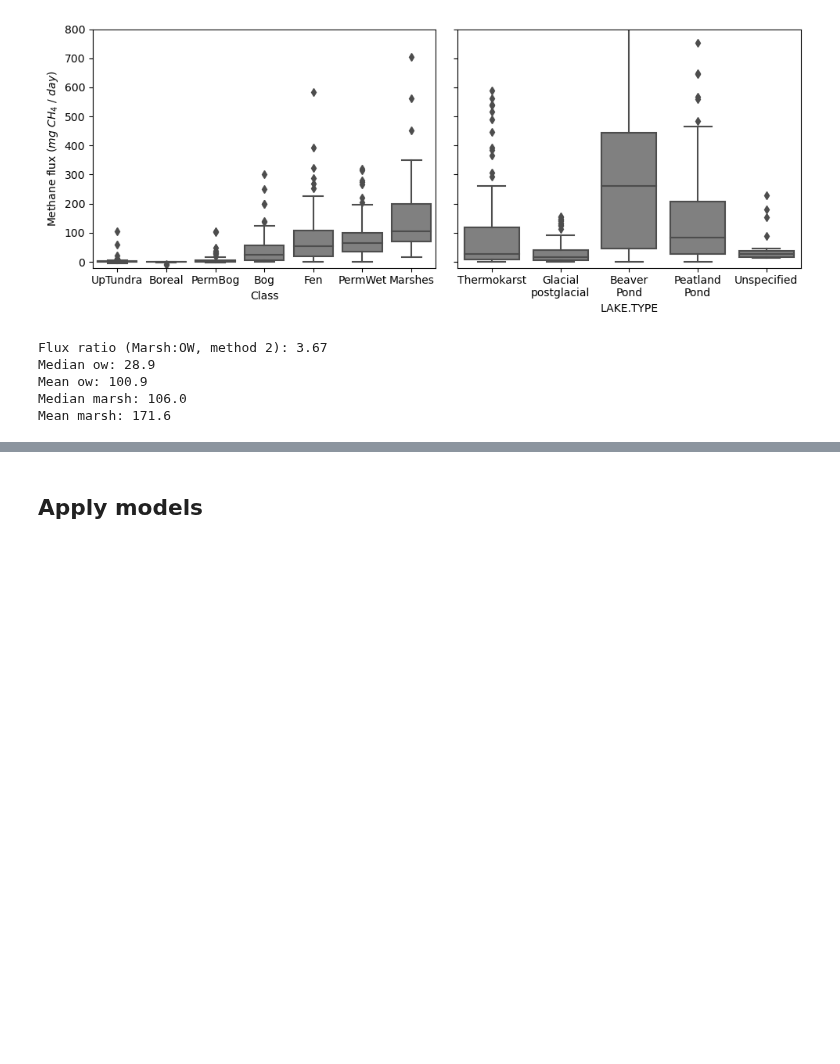
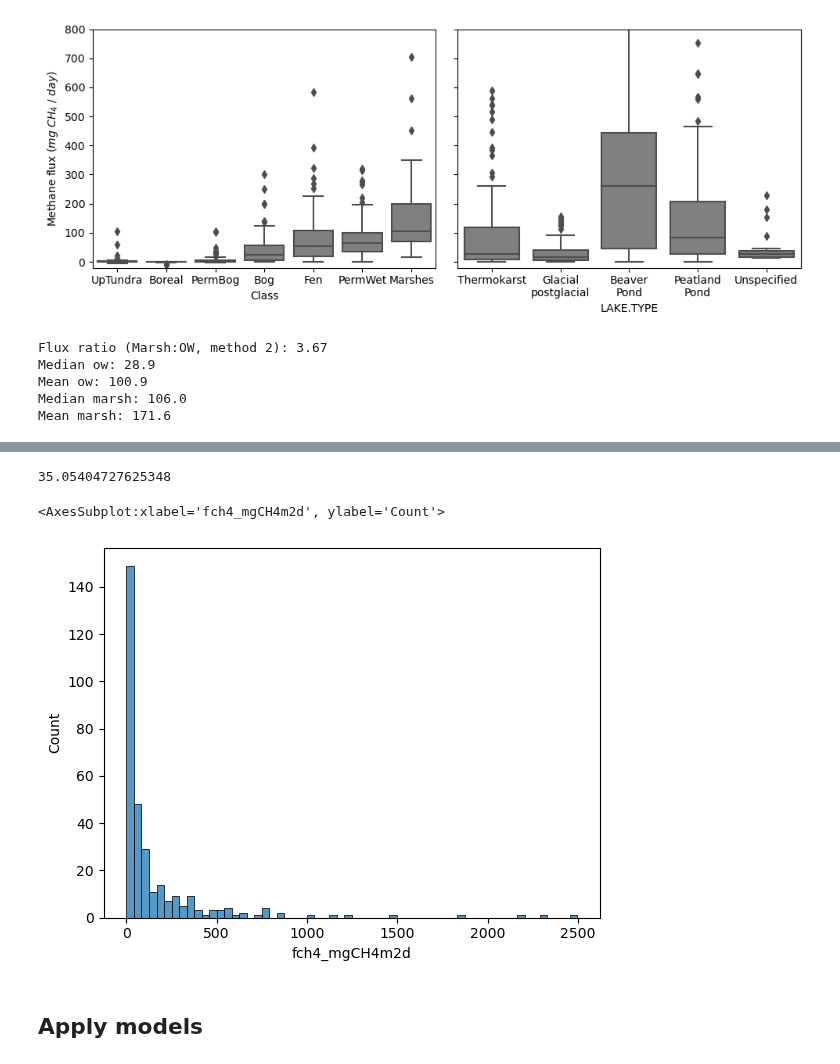
Before and after one commit to ekcomputer/lake-area, a Jupyter notebook: baseline_estimates.ipynb, the cells around one changed output, grey strips where cells are left out. Saved outputs shown, nothing was run; the diff lists cells and outputs as text; code cells hidden in the pictures; blank space fills up the shorter version.

Commit message:
Refreshed data and calculated double-counting by size bin.

```diff
--- a/baseline_estimates.ipynb
+++ b/baseline_estimates.ipynb
@@ -413,0 +417,3 @@ Mean marsh: 171.6
+# %%
+df = pd.read_excel('/mnt/g/Other/Rosentreter2021/Rosentreter_aquatic_ecosystems_database.xlsx', sheet_name='lakes, ponds and reservoirs', skiprows=29, nrows=314)
+df.head(3)
@@ -414,3 +436,26 @@ Mean marsh: 171.6
+# %%
+## Replicate means and medians from paper
+# df.columns
+data_summary = df.fch4_mgCH4m2d.describe(percentiles=[0.05, 0.95]) # mgCH4 /m2 /day
+data_summary = pd.concat((data_summary, pd.Series(df.fch4_mgCH4m2d.sem(), index=['sem'])))
+data_summary
+
+## SEM
+# data_summary['std'] / np.sqrt(data_summary['count']) # double-check SEM
+
+## CI
+from scipy import stats
+data_summary['sem'] * stats.t.ppf((1 + 0.95) / 2, data_summary['count'] - 1)
+# %% [output]
+35.05404727625348
+# %%
+## Plot
+# df.fch4_mgCH4m2d.plot.hist()
+# sns.histplot(df, x='surface_area_km2',y='fch4_mgCH4m2d')
+sns.histplot(df, x='fch4_mgCH4m2d')
+# %% [output]
+<AxesSubplot:xlabel='fch4_mgCH4m2d', ylabel='Count'>
+[figure, added]
 # %% [markdown]
 ## Apply models
 # %%
```
Also changed, not shown: parts of 3 cells of this notebook.
